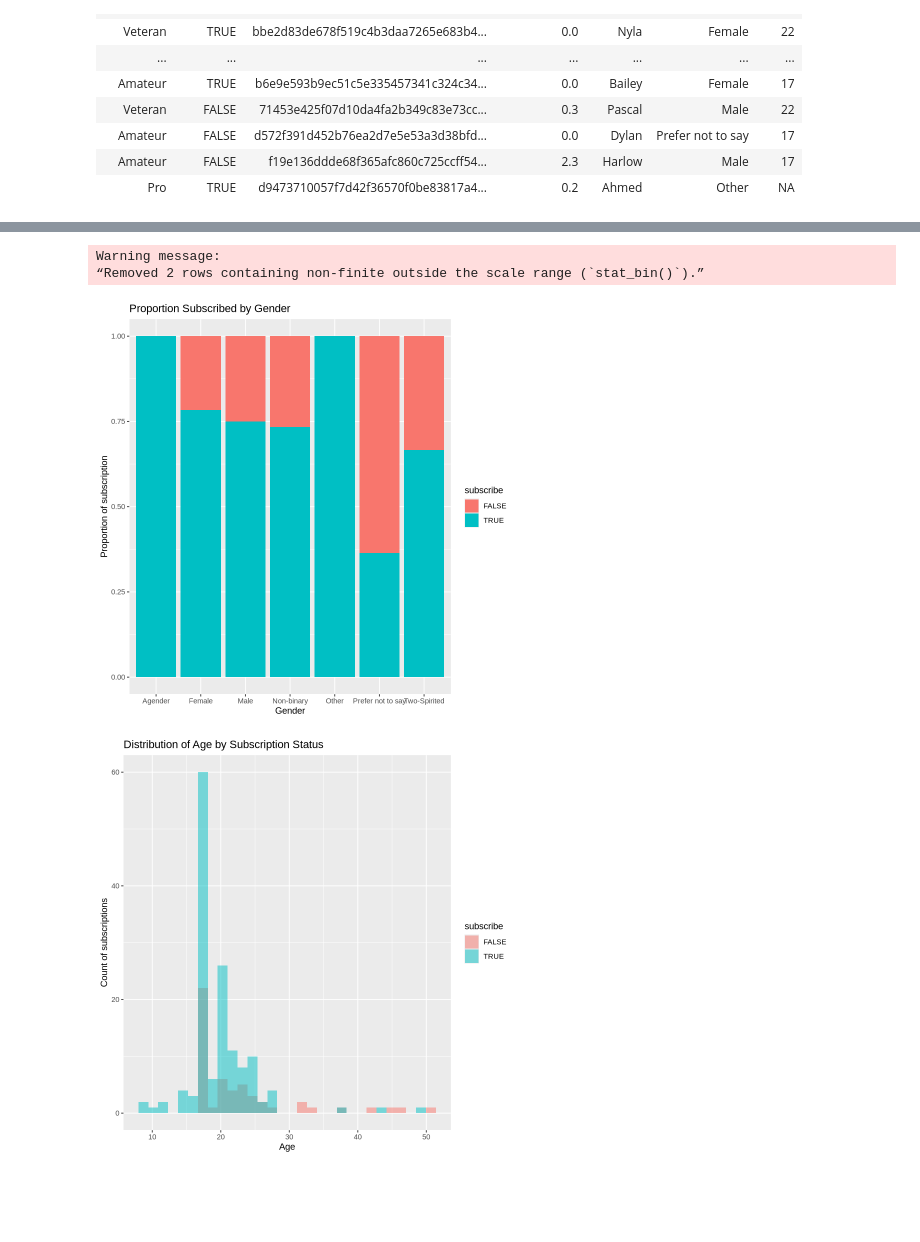
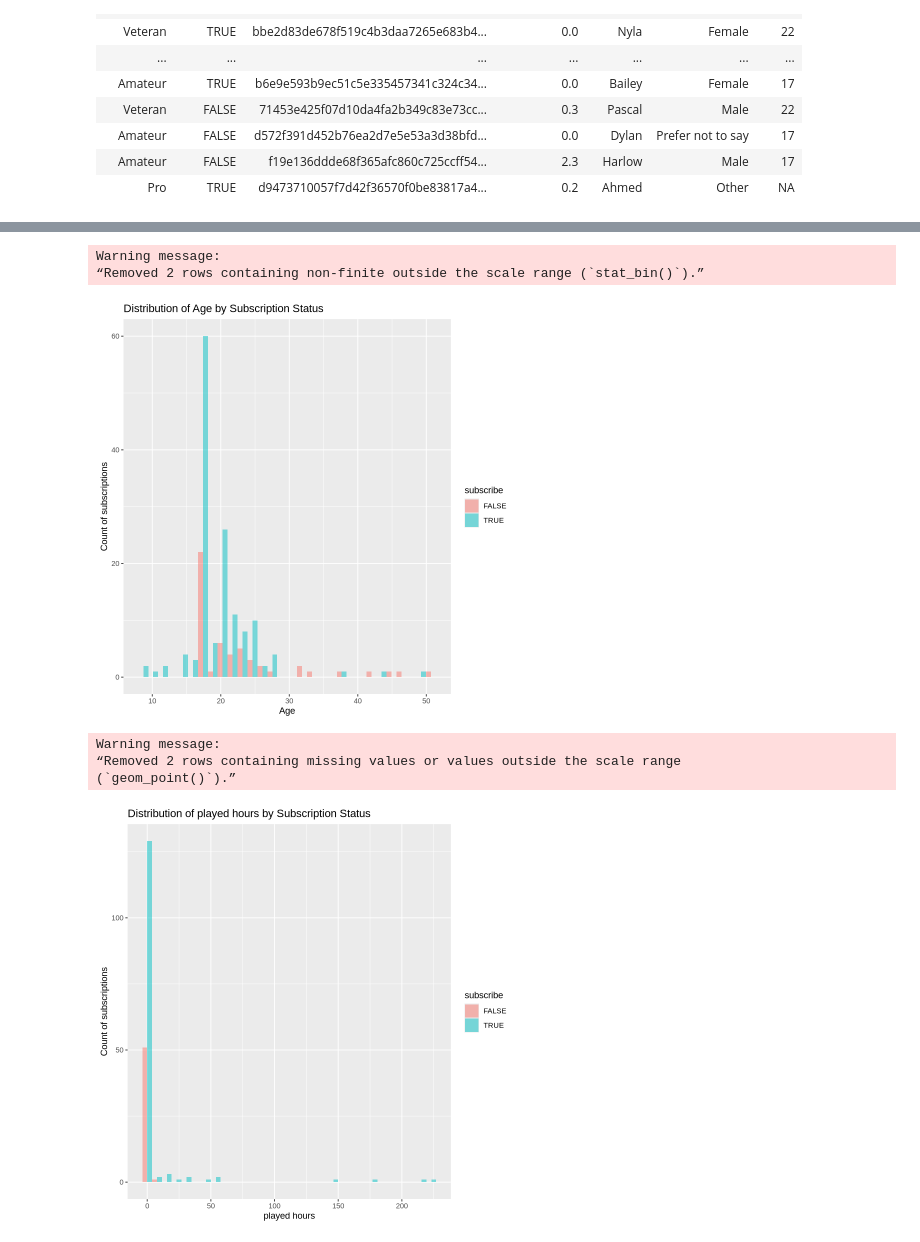
Before and after one commit to Rico-rgb/dsci-100-project-template, a Jupyter notebook: project real.ipynb, the cells around one changed output, grey strips where cells are left out. Saved outputs shown, nothing was run; the diff lists cells and outputs as text; code cells hidden in the pictures; blank space fills up the shorter version.

```diff
--- a/project real.ipynb
+++ b/project real.ipynb
@@ -99,22 +88,44 @@ A tibble: 196 × 5
 # %%
 #this cell makes the important vizualizations showing relation ships between variables and subscription
 
 
-player_barplot <- ggplot(player_data, aes(x = gender, fill = subscribe)) +
-  geom_bar(position = "fill") +
-  labs(
-    title = "Proportion Subscribed by Gender",
-    y = "Proportion of subscription", x = "Gender")
+# player_barplot <- ggplot(player_data, aes(x = gender, fill = subscribe)) +
+#   geom_bar(position = "fill") +
+#   labs(
+#     title = "Proportion Subscribed by Gender",
+#     y = "Proportion of subscription", x = "Gender")
+
+# player_barplot_experience <- ggplot(player_data, aes(x = experience, fill = subscribe)) +
+#   geom_bar(position = "fill") +
+#   labs(
+#     title = "Proportion Subscribed by experience",
+#     y = "Proportion of subscription", x = "Experience level")
 
 player_histogram <- ggplot(player_data, aes(x = Age, fill = subscribe)) +
-  geom_histogram(position = "identity", alpha = 0.5, bins = 30) +
+  geom_histogram(position = "dodge", alpha = 0.5, bins = 30) +
   labs(title = "Distribution of Age by Subscription Status",
        x = "Age", y = "Count of subscriptions")
 
-player_barplot
+player_histogram_hours <- ggplot(player_data, aes(x = played_hours, fill = subscribe)) +
+  geom_histogram(position = "dodge", alpha = 0.5, bins = 30) +
+  labs(title = "Distribution of played hours by Subscription Status",
+       x = "played hours", y = "Count of subscriptions")
+
+player_scatter <- ggplot(player_data, aes(x = Age, y = played_hours, color = subscribe)) +
+  geom_point(alpha = 0.5) +
+  labs(title = "Subscription Status based on played hours and player age",
+       x = "Age", y = "Played hours")
+
+# player_barplot
+# player_barplot_experience
 player_histogram
+player_histogram_hours
+player_scatter
 # %% [output]
 Warning message:
 “Removed 2 rows containing non-finite outside the scale range (`stat_bin()`).”
-[figure, old version]
+[figure, new version]
+Warning message:
+“Removed 2 rows containing missing values or values outside the scale range
+(`geom_point()`).”
-[figure, old version]
+[figure, new version]
```
Also changed, not shown: parts of 5 cells of this notebook.
